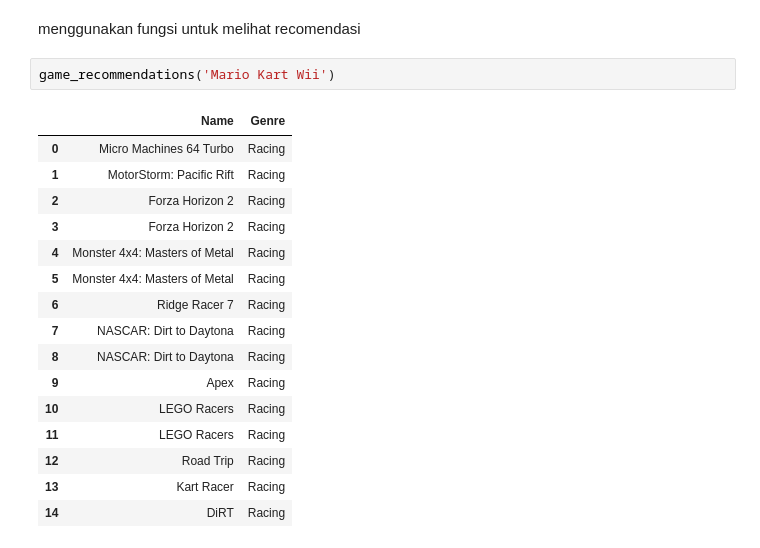
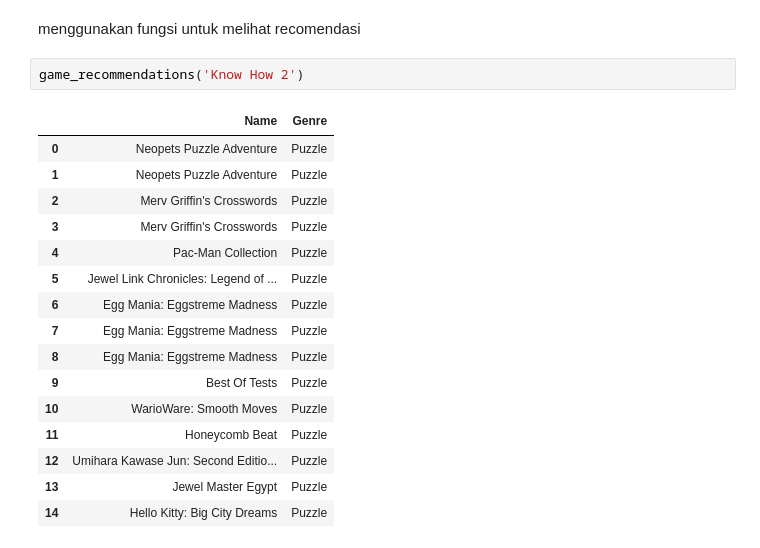
Before and after one commit to DimasHamzah/submission-2-machine-learning-terapan, a Jupyter notebook: Untitled1.ipynb, the cells around one changed output. Cells and saved outputs as stored; diff of their text form.

```diff
--- a/Untitled1.ipynb
+++ b/Untitled1.ipynb
@@ -283,22 +298,22 @@ dtypes: int64(1), object(2)
 memory usage: 518.7+ KB
 # %% [markdown]
 menggunakan fungsi untuk melihat recomendasi
-# %%
-game_recommendations('Mario Kart Wii')
-# %% [output]
-|  | Name | Genre |
-| 0 | Micro Machines 64 Turbo | Racing |
-| 1 | MotorStorm: Pacific Rift | Racing |
-| 2 | Forza Horizon 2 | Racing |
-| 3 | Forza Horizon 2 | Racing |
-| 4 | Monster 4x4: Masters of Metal | Racing |
-| 5 | Monster 4x4: Masters of Metal | Racing |
-| 6 | Ridge Racer 7 | Racing |
-| 7 | NASCAR: Dirt to Daytona | Racing |
-| 8 | NASCAR: Dirt to Daytona | Racing |
-| 9 | Apex | Racing |
-| 10 | LEGO Racers | Racing |
-| 11 | LEGO Racers | Racing |
-| 12 | Road Trip | Racing |
-| 13 | Kart Racer | Racing |
-| 14 | DiRT | Racing |
+# %%
+game_recommendations('Know How 2')
+# %% [output]
+|  | Name | Genre |
+| 0 | Neopets Puzzle Adventure | Puzzle |
+| 1 | Neopets Puzzle Adventure | Puzzle |
+| 2 | Merv Griffin's Crosswords | Puzzle |
+| 3 | Merv Griffin's Crosswords | Puzzle |
+| 4 | Pac-Man Collection | Puzzle |
+| 5 | Jewel Link Chronicles: Legend of ... | Puzzle |
+| 6 | Egg Mania: Eggstreme Madness | Puzzle |
+| 7 | Egg Mania: Eggstreme Madness | Puzzle |
+| 8 | Egg Mania: Eggstreme Madness | Puzzle |
+| 9 | Best Of Tests | Puzzle |
+| 10 | WarioWare: Smooth Moves | Puzzle |
+| 11 | Honeycomb Beat | Puzzle |
+| 12 | Umihara Kawase Jun: Second Editio... | Puzzle |
+| 13 | Jewel Master Egypt | Puzzle |
+| 14 | Hello Kitty: Big City Dreams | Puzzle |
```
Also changed, not shown: parts of 8 cells of this notebook, 1 other file.
